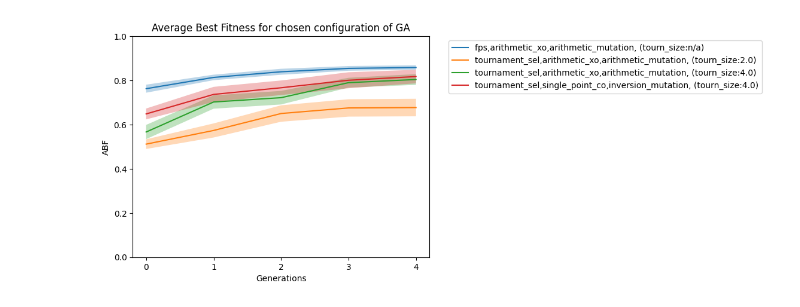
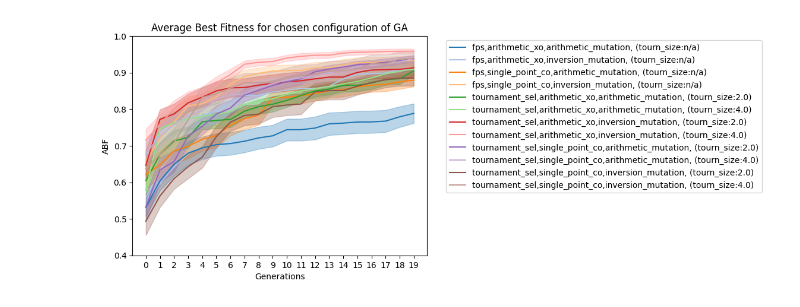
Before and after one commit to iryna-savchuk/CI4O_project, a Jupyter notebook: result_analysis.ipynb, the cells around one changed output. Saved outputs shown, nothing was run; the diff lists cells and outputs as text; code cells hidden in the pictures.

Commit message:
Catia's boxplot and results for '10_runs' with probabilities 0.1 and 0.9

```diff
--- a/result_analysis.ipynb
+++ b/result_analysis.ipynb
@@ -8,9 +7,9 @@ import seaborn as sns
 import matplotlib.pyplot as plt
 # %%
 # Loading output of GA algorithms from file
-file_path = "output/results.csv"
+file_path = "output/10_runs.csv"
 
 results_df = pd.read_csv(file_path)
-results_df.head(7)
+results_df.head(10)
 # %% [output]
 |  | run_number | total_runs | pop_size | gens | select | crossover | mutate | xo_prob | mut_prob | tourn_size | ... |
@@ -70,14 +87,0 @@ merged_df
-# %%
-fig, ax = plt.subplots()
-
-for index, row in merged_df.iterrows():
-    ax.plot(row['ABF'],
-            label=f'{row["select"]},{row["crossover"]},{row["mutate"]}, (tourn_size:{row["tourn_size"]})')
-    plt.xticks(range(len(row['ABF'])), range(len(row['ABF'])))
-ax.set_ylim([0, 1])
-ax.set_xlabel('Generations')
-ax.set_ylabel('ABF')
-ax.set_title('Average Best Fitness for chosen configurations of GA')
-ax.legend(bbox_to_anchor=(1.05, 1), loc='upper left')
-
-plt.show()
@@ -85,0 +88,17 @@ plt.show()
+# %%
+fig, ax = plt.subplots()
+
+colormap = plt.colormaps['tab20']  # setting the colormap preference
+
+for index, row in merged_df.iterrows():
+    ax.plot(row['ABF'],
+            label=f'{row["select"]},{row["crossover"]},{row["mutate"]}, (tourn_size:{row["tourn_size"]})',
+            color=colormap(index % colormap.N))  # Assign a color from the colormap to each line plot
+    plt.xticks(range(len(row['ABF'])), range(len(row['ABF'])))
+ax.set_ylim([0.4, 1])
+ax.set_xlabel('Generations')
+ax.set_ylabel('ABF')
+ax.set_title('Average Best Fitness for chosen configurations of GA')
+ax.legend(bbox_to_anchor=(1.05, 1), loc='upper left')
+
+plt.show()
@@ -86,21 +107,23 @@ plt.show()
 # %%
 fig, ax = plt.subplots()
 
 for index, row in merged_df.iterrows():
     upper_bound = row['ABF'] + 0.2*row['std']    #!!!! needs to be changed: ideally, no 0.2
     lower_bound = row['ABF'] - 0.2*row['std']    #!!!! needs to be changed: ideally, no 0.2
 
     ax.plot(row['ABF'],
-            label=f'{row["select"]},{row["crossover"]},{row["mutate"]}, (tourn_size:{row["tourn_size"]})')
-    ax.fill_between(range(len(row['ABF'])), lower_bound, upper_bound, alpha=0.3)
+            label=f'{row["select"]},{row["crossover"]},{row["mutate"]}, (tourn_size:{row["tourn_size"]})',
+            color=colormap(index % colormap.N))  # Assign a color from the colormap to each line plot
+    ax.fill_between(range(len(row['ABF'])),lower_bound, upper_bound, alpha=0.3,
+                    color=colormap(index % colormap.N))
     plt.xticks(range(len(row['ABF'])), range(len(row['ABF'])))
 
 ax.set_xlabel('Generations')
 ax.set_ylabel('ABF')
-ax.set_ylim([0, 1])
+ax.set_ylim([0.4, 1])
 ax.set_title('Average Best Fitness for chosen configuration of GA')
 ax.legend(bbox_to_anchor=(1.05, 1), loc='upper left')
 
 plt.show()
 # %% [output]
-[figure, old version]
+[figure, new version]
```
Also changed, not shown: parts of 9 cells of this notebook.
